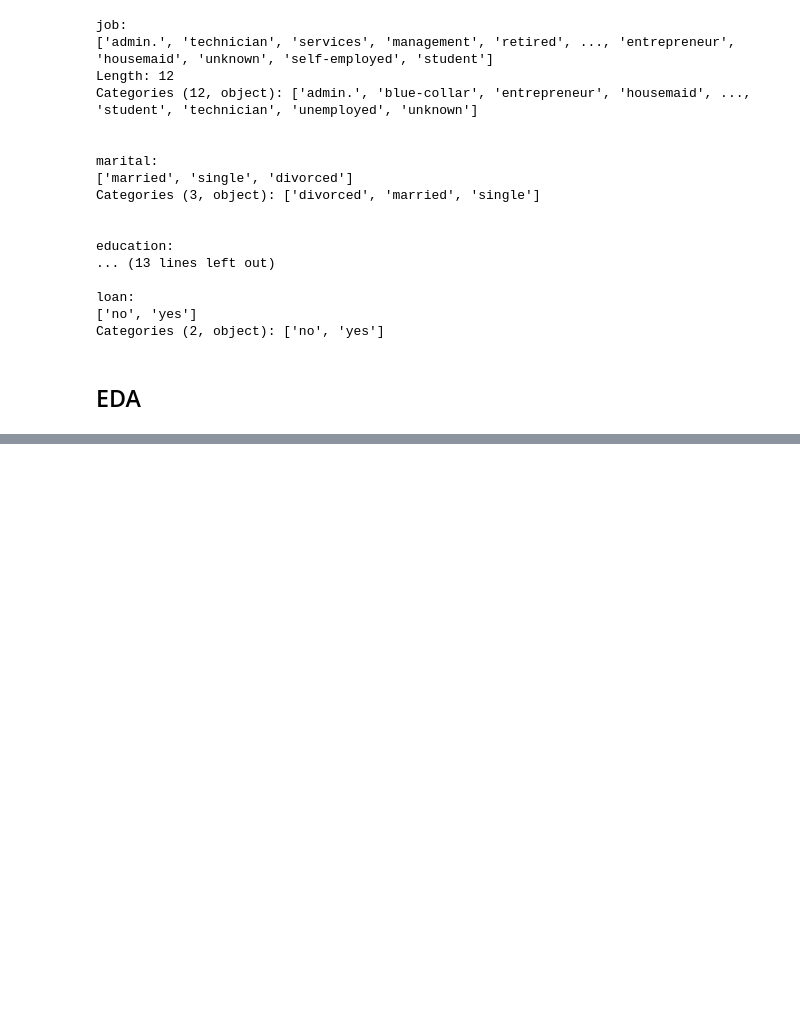
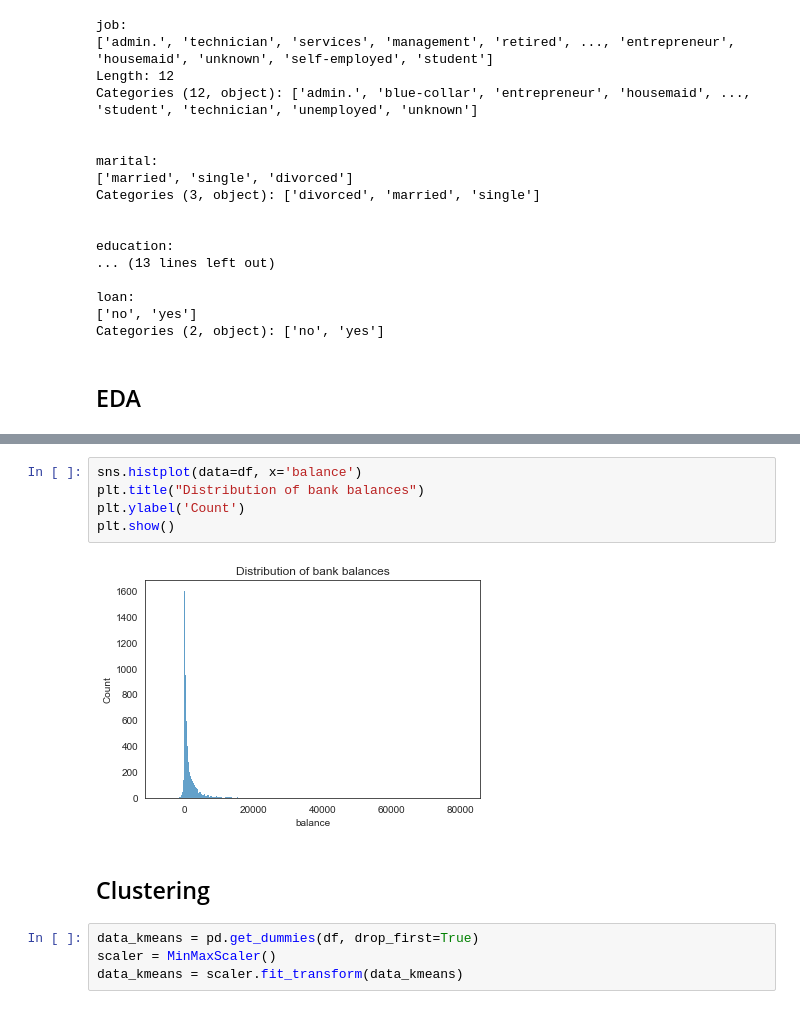
Before and after one commit to av1nDs0uza/ds-ai, a Jupyter notebook: dmbi.ipynb, the cells around one changed output, grey strips where cells are left out. Cells and saved outputs as stored; diff of their text form; blank space fills up the shorter version.

```diff
--- a/dmbi.ipynb
+++ b/dmbi.ipynb
@@ -109,0 +145,13 @@ Categories (2, object): ['no', 'yes']
+# %%
+sns.histplot(data=df, x='balance')
+plt.title("Distribution of bank balances")
+plt.ylabel('Count')
+plt.show()
+# %% [output]
+[figure, added]
+# %% [markdown]
+## Clustering
+# %%
+data_kmeans = pd.get_dummies(df, drop_first=True)
+scaler = MinMaxScaler()
+data_kmeans = scaler.fit_transform(data_kmeans)
```
Also changed, not shown: parts of 24 cells of this notebook, 2 other files.
